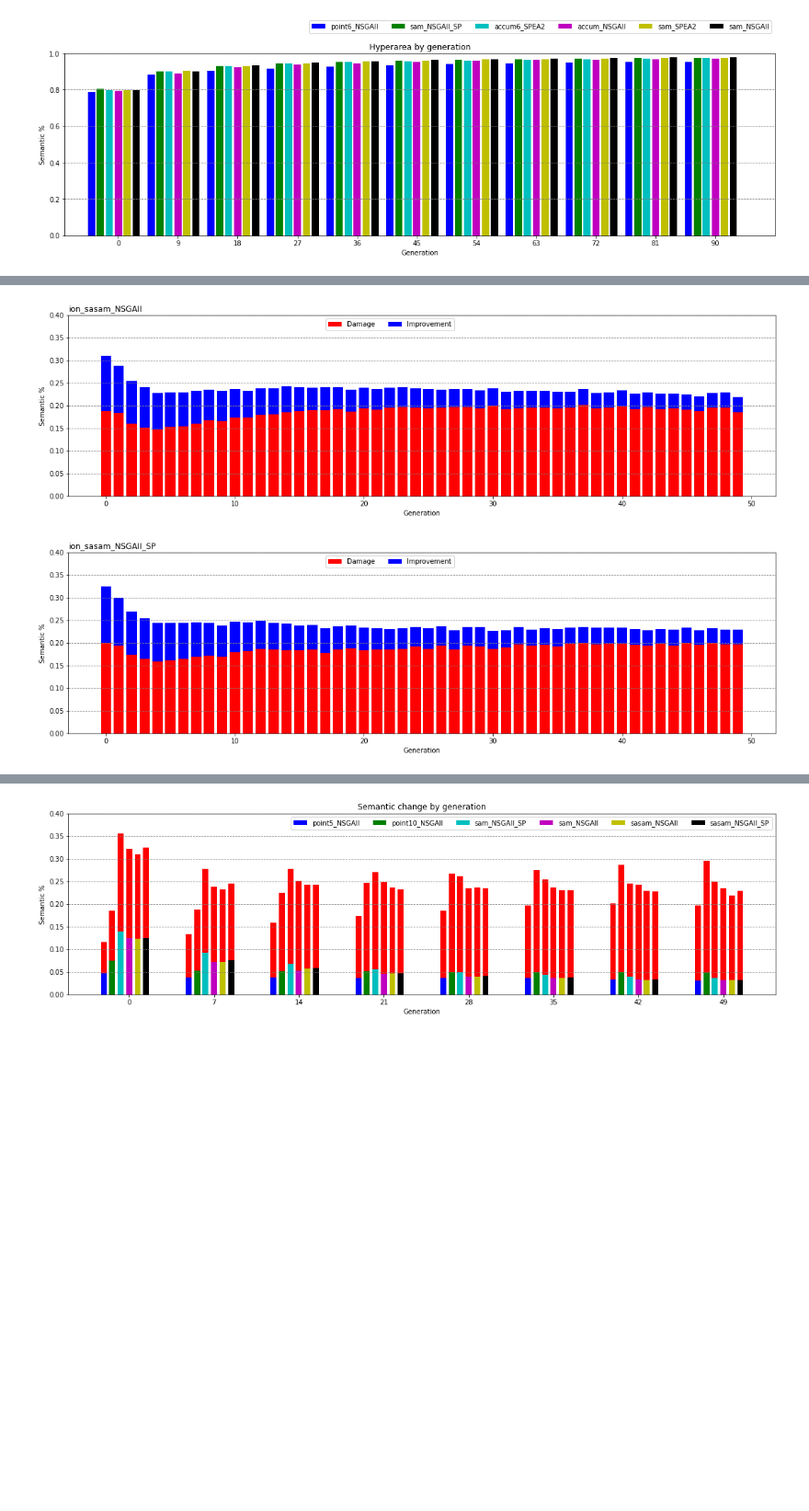
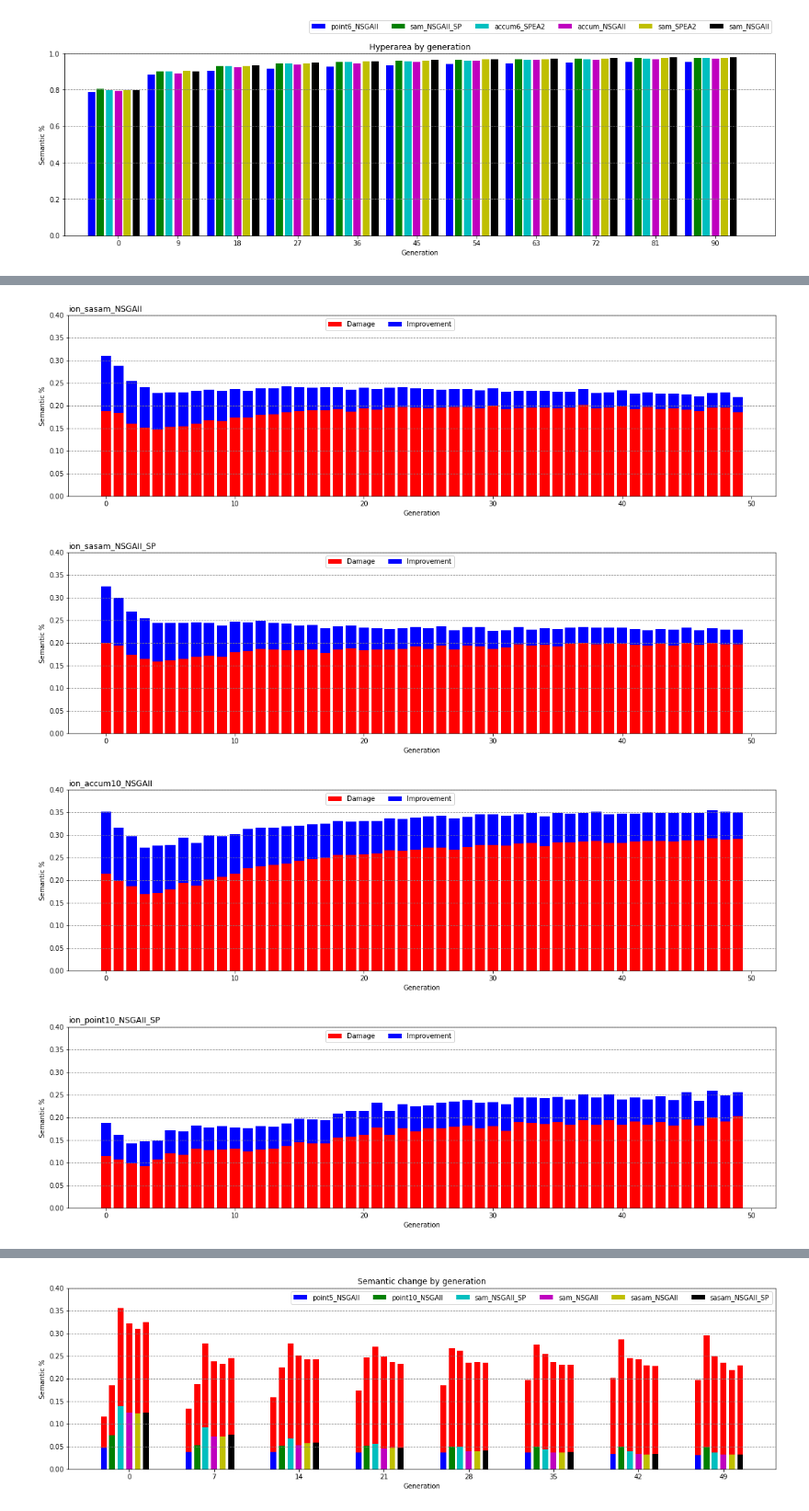
Before and after one commit to 33fred33/Generic_EA, a Jupyter notebook: debugger_notebook.ipynb, the cells around one changed output, grey strips where cells are left out. Shown at 92% size. Drawn from its saved outputs; the diff is of its cells as text; code cells hidden in the pictures; blank space fills up the shorter version.

Commit message:
semantic change, new logs

```diff
--- a/debugger_notebook.ipynb
+++ b/debugger_notebook.ipynb
@@ -54,6 +328,7 @@ def evaluate_ind(ind, semantic_indexes, dataset, objectives, active_altered, tes
     #Graph evaluated if active nodes or output nodes were altered:
     if active_altered:
         outputs = {}
+        semantics = {}
         for i,data_row in enumerate(x):
             output_dict = ind.representation.evaluate(data_row = data_row)
 
@@ -66,6 +341,7 @@ def evaluate_ind(ind, semantic_indexes, dataset, objectives, active_altered, tes
                     ,output_up = dataset.labels[prm.label_index_above_threshold]
                     ,output_down = dataset.labels[prm.label_index_below_threshold])
             outputs[i] = transformed_output
+            semantics[i] = output
 
         #Each objective has its own evaluation method
         for obj_idx, obj_name in enumerate(prm.objective_names):
@@ -78,24 +354,24 @@ def evaluate_ind(ind, semantic_indexes, dataset, objectives, active_altered, tes
             ind.update_evaluation(objective = objectives[obj_idx], value = val)
 
         #Update individual values
-        ind.update_semantics_all(semantics_all = outputs)
+        ind.update_semantics_all(semantics_all = semantics)
         if ind.parent is not None:
             ind.semantic_distance_from_parent = ea.semantic_distance(ind1 = ind
                                                 ,ind2 = ind.parent
                                                 ,semantic_indexes = semantic_indexes)
-            ind.damaged_semantics_from_parent = 0
-            ind.improved_semantics_from_parent = 0
-            for y_idx in semantic_indexes:
-                if ind.semantics_all[y_idx] != ind.parent.semantics_all[y_idx]:
-                    if ind.semantics_all[y_idx] == y[y_idx]:
-                        ind.improved_semantics_from_parent = ind.improved_semantics_from_parent + 1
-                    elif ind.parent.semantics_all[y_idx] == y[y_idx]:
-                        ind.damaged_semantics_from_parent = ind.damaged_semantics_from_parent + 1
-            ind.semantic_change_balance = ind.improved_semantics_from_parent - ind.damaged_semantics_from_parent
+            #ind.damaged_semantics_from_parent = 0
+            #ind.improved_semantics_from_parent = 0
+            #for y_idx in semantic_indexes:
+            #    if ind.semantics_all[y_idx] != ind.parent.semantics_all[y_idx]:
+            #        if ind.semantics_all[y_idx] == y[y_idx]:
+            #            ind.improved_semantics_from_parent = ind.improved_semantics_from_parent + 1
+            #        elif ind.parent.semantics_all[y_idx] == y[y_idx]:
+            #            ind.damaged_semantics_from_parent = ind.damaged_semantics_from_parent + 1
+            #ind.semantic_change_balance = ind.improved_semantics_from_parent - ind.damaged_semantics_from_parent
             ind.active_nodes_diff_from_parent = abs(len(ind.representation.active_genotype) - len(ind.parent.representation.active_genotype))/ind.representation.max_lenght
-            ind.damaged_semantics_from_parent = ind.damaged_semantics_from_parent/len(semantic_indexes)
-            ind.improved_semantics_from_parent = ind.improved_semantics_from_parent/len(semantic_indexes)
-            ind.semantic_change_balance = ind.semantic_change_balance/len(semantic_indexes)
+            #ind.damaged_semantics_from_parent = ind.damaged_semantics_from_parent/len(semantic_indexes)
+            #ind.improved_semantics_from_parent = ind.improved_semantics_from_parent/len(semantic_indexes)
+            #ind.semantic_change_balance = ind.semantic_change_balance/len(semantic_indexes)
 
     #If the individual has no changes when compared to the parent
     else:
@@ -103,9 +379,9 @@ def evaluate_ind(ind, semantic_indexes, dataset, objectives, active_altered, tes
         for objective in objectives:
             ind.update_evaluation(objective = objective, value = ind.parent.evaluations[objective.name])
         ind.update_semantics_all(semantics_all = ind.parent.semantics_all)
-        ind.damaged_semantics_from_parent = 0
-        ind.improved_semantics_from_parent = 0
-        ind.semantic_change_balance = 0
+        #ind.damaged_semantics_from_parent = 0
+        #ind.improved_semantics_from_parent = 0
+        #ind.semantic_change_balance = 0
         ind.semantic_distance_from_parent = 0
         ind.active_nodes_diff_from_parent = 0
 
@@ -785,7 +1061,12 @@ split_paths = {0:["outputs","ion_point5_NSGAII_2021_05_11-19_20_13"]
             ,4:["outputs","ion_maxSP_sam_NSGAII_SP_2021_05_14-05_04_24"]
             ,5:["outputs","ion_maxSP_point10_NSGAII_SP_2021_05_14-11_52_02"]
             ,6:["outputs","ion_sasam_NSGAII_2021_05_17-22_19_53"]
-            ,7:["outputs","ion_sasam_NSGAII_SP_2021_05_18-03_15_03"] }
+            ,7:["outputs","ion_sasam_NSGAII_SP_2021_05_18-03_15_03"]
+            ,8:["outputs","ion_accum10_NSGAII_2021_05_19-03_06_48"]
+            ,9:["outputs","ion_point10_NSGAII_SP_2021_05_13-16_25_28"]
+            #new semantics
+            ,10:["outputs","ion_sam10_NSGAII_2021_05_28-14_22_56"]
+            ,11:["outputs","ion_sam_NSGAII_SP_2021_05_29-03_39_05"]}
 exp_names = [x[1].split("_2021")[0].split("ion_")[1] for x in split_paths.values()]
 trials = 30
 max_gen = 50
@@ -895,30 +1176,32 @@ for exp_idx in split_paths.keys():
     semantic_damage_bars[exp_idx] = [row + [accum_fitness_evals[c]] for c,row in enumerate(semantic_damage_bars[exp_idx])]
 
 
 pd_logs = {k:pd.DataFrame(a, columns = columns + ["accum_fc"]) for k,a in semantic_damage_bars.items()}
 orig_semantic_damage_bars = semantic_damage_bars
 semantic_damage_bars = {k:np.array(a).T.tolist() for k,a in semantic_damage_bars.items()}
 
 
 for i in split_paths.keys():#range(len(semantic_damage_bars)):
     fig, ax = plt.subplots(1, figsize=(19, 5))
     plt.bar(semantic_damage_bars[i][0], semantic_damage_bars[i][1], color='red')
     plt.bar(semantic_damage_bars[i][0], semantic_damage_bars[i][2], bottom = semantic_damage_bars[i][1], color='blue')
 
     plt.title(split_paths[i][1].split("_2021")[0], loc='left')
     plt.legend(["Damage","Improvement"], bbox_to_anchor=([0.55, 1, 0, 0]), ncol=2, frameon=True)
     plt.xlabel('Generation')
     plt.ylabel('Semantic %')
     ax.yaxis.grid(color='gray', linestyle='dashed')
     plt.ylim(0,0.4)
 
     plt.show()
 # %% [output]
 [figure]
 [figure]
 [figure]
 [figure]
 [figure]
 [figure]
 [figure]
 [figure]
+[figure, added]
+[figure, added]
```
Also changed, not shown: parts of 7 cells of this notebook, 2 other files.
